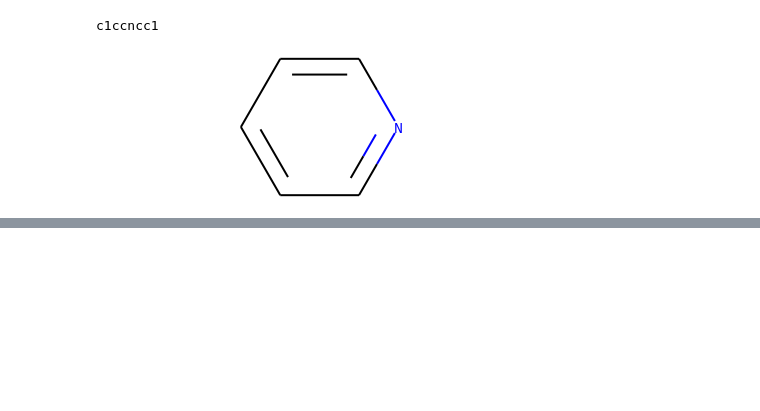
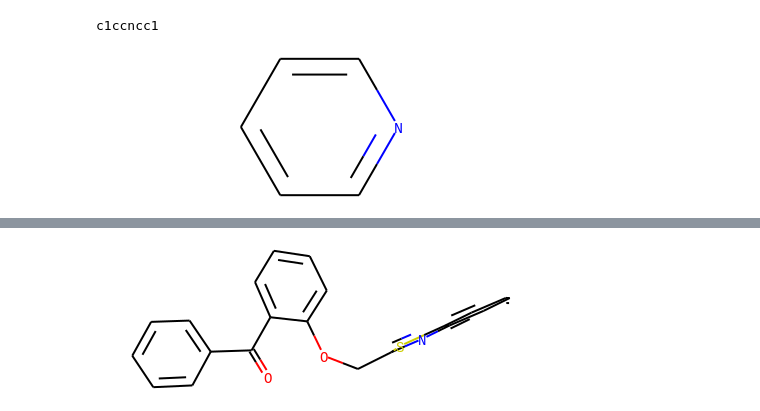
Before and after one commit to youngmook/cheminfo-python, a Jupyter notebook: cheminfo_in_python.ipynb, the cells around one changed output, grey strips where cells are left out. Saved outputs shown, nothing was run; the diff lists cells and outputs as text; code cells hidden in the pictures; blank space fills up the shorter version.

```diff
--- a/cheminfo_in_python.ipynb
+++ b/cheminfo_in_python.ipynb
@@ -443,0 +446,10 @@ c1ccncc1
+# %%
+theSDMolSupplier = Chem.SDMolSupplier('in-stock+for-sale.sdf')
+
+theZincMolList = []
+
+for ithMol in theSDMolSupplier :
+  theZincMolList.append(ithMol)
+  pass
+
+theZincMolList[0:10]
@@ -443,0 +491,4 @@ c1ccncc1
+# %%
+theZincMolList[0]
+# %% [output]
+[figure, added]
```
Also changed, not shown: parts of 39 cells of this notebook.
